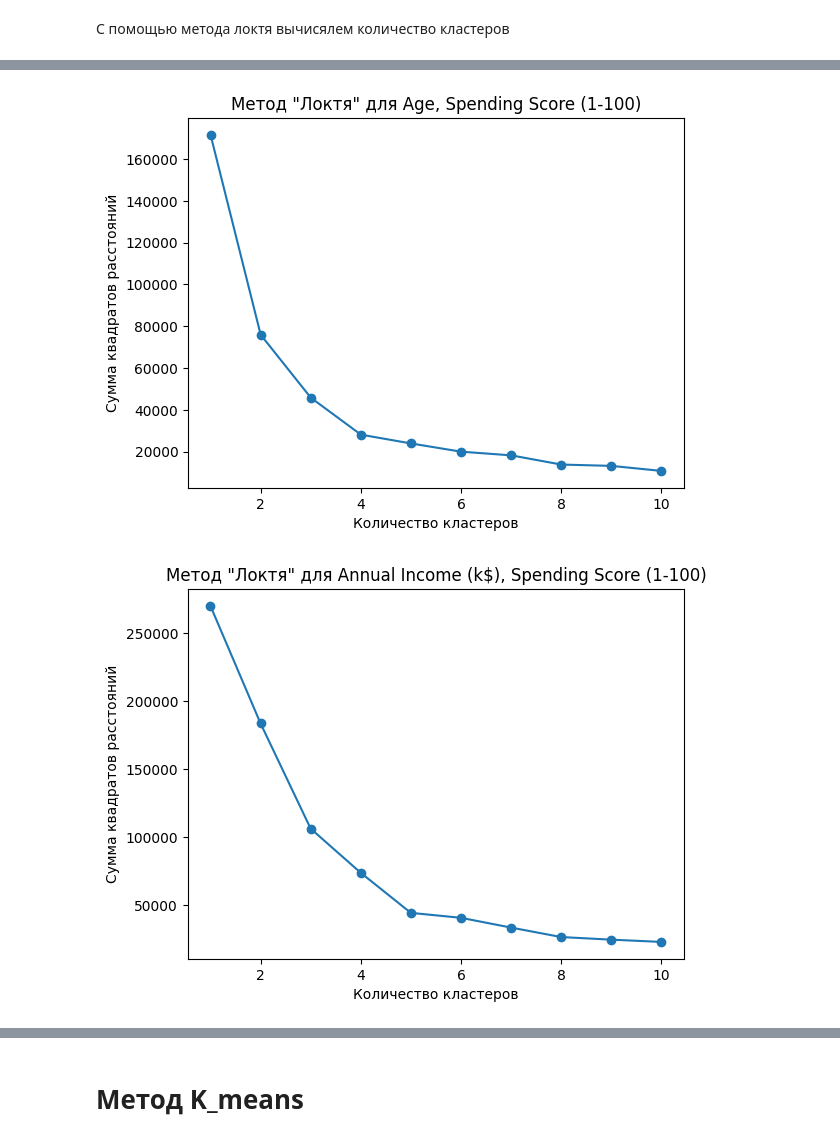
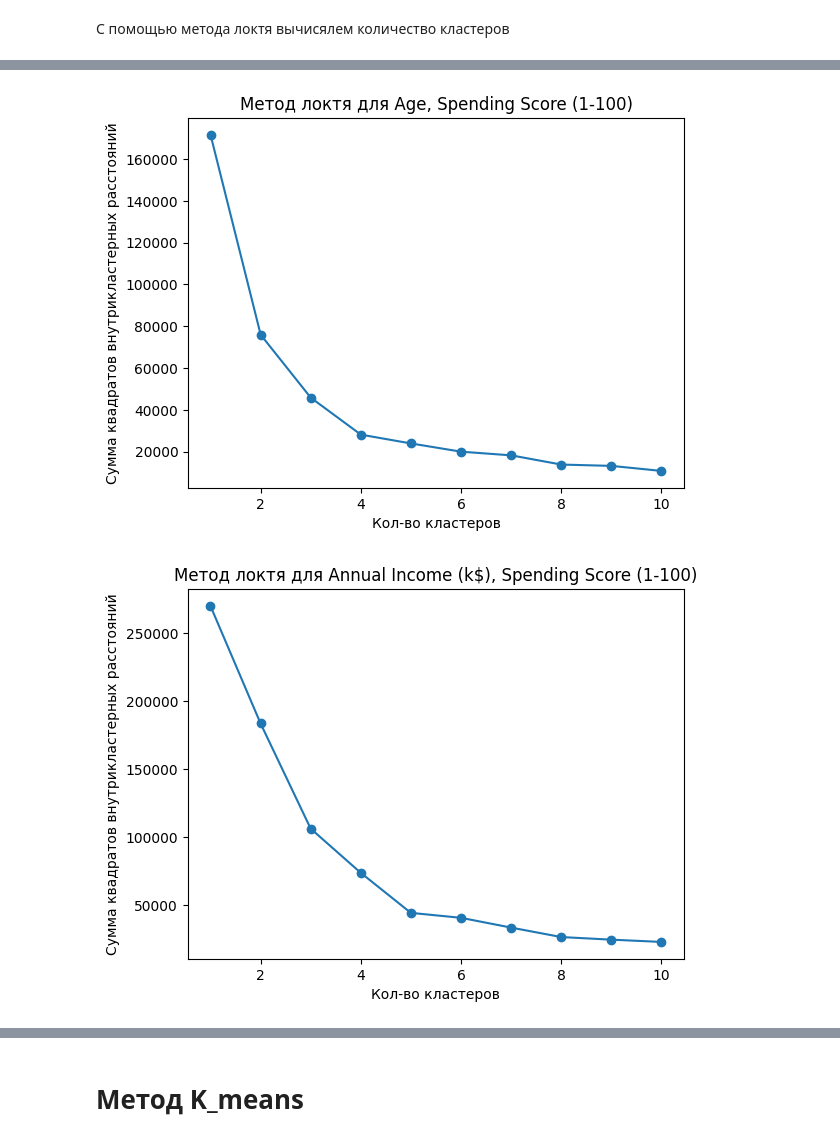
Before and after one commit to Maksonchiks/mesto, a Jupyter notebook: clust.ipynb, the cells around one changed output, grey strips where cells are left out. Saved outputs shown, nothing was run; the diff lists cells and outputs as text; code cells hidden in the pictures.

```diff
--- a/clust.ipynb
+++ b/clust.ipynb
@@ -200,8 +200,8 @@ for i in range(len(column)):
             kmeans.fit(dta)
             sse.append(kmeans.inertia_)
         plt.plot(range(1, 11), sse, marker='o')
-        plt.title(f'Метод "Локтя" для {column[i]}, {column[j]}')
-        plt.xlabel('Количество кластеров')
-        plt.ylabel('Сумма квадратов расстояний')
+        plt.title(f'Метод локтя для {column[i]}, {column[j]}')
+        plt.xlabel('Кол-во кластеров')
+        plt.ylabel('Сумма квадратов внутрикластерных расстояний')
         plt.show()
 # %% [output]
@@ -209,3 +209,3 @@ for i in range(len(column)):
-[figure, old version]
+[figure, new version]
-[figure, old version]
+[figure, new version]
 # %% [markdown]
```
Also changed, not shown: parts of 5 cells of this notebook.
